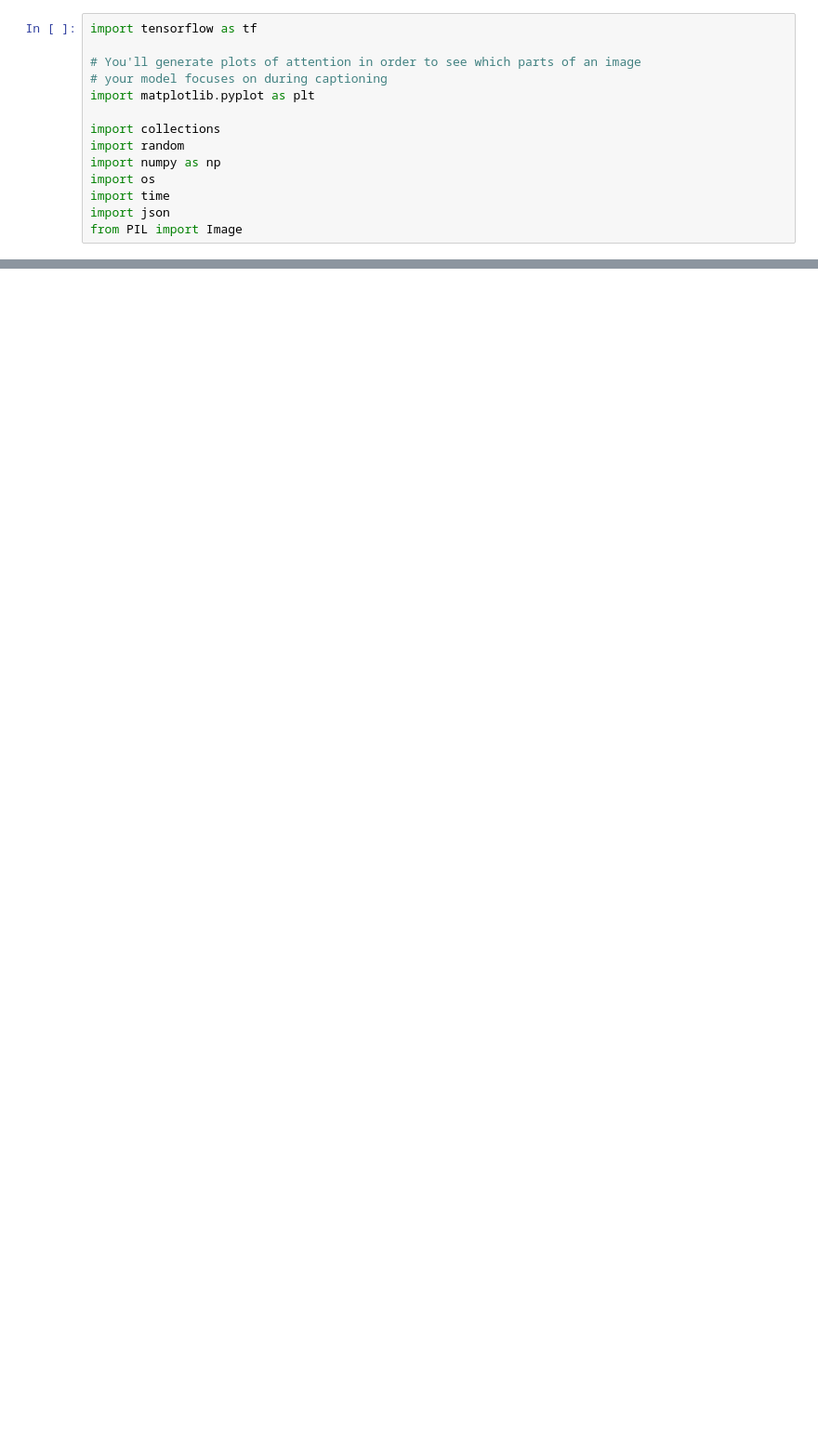
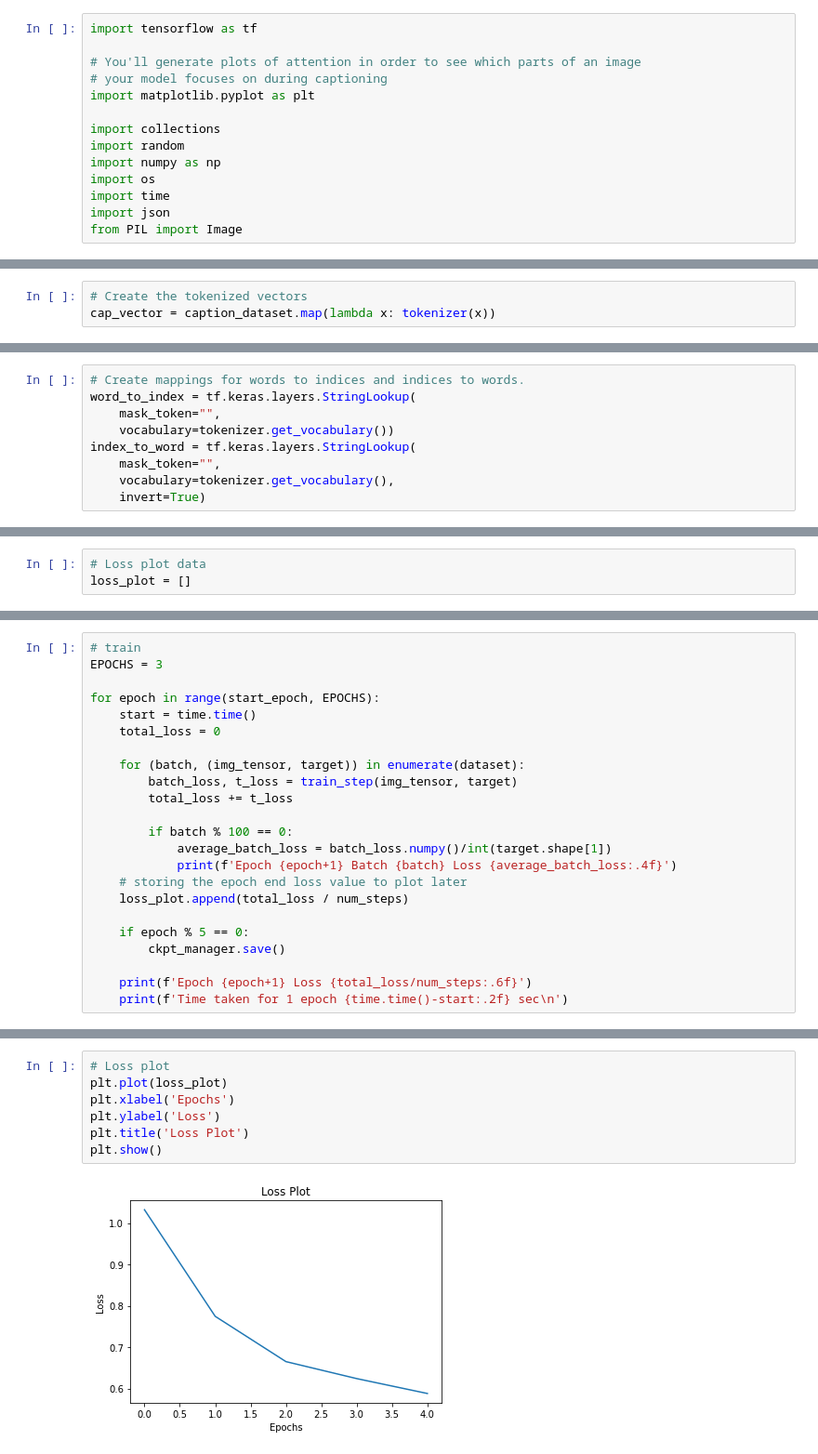
Before and after one commit to urd00m/AI-Projects, a Jupyter notebook: tensorflow_play/text_tf/image_caption.ipynb, the cells around one changed output, grey strips where cells are left out. Shown at 93% size. Saved outputs shown, nothing was run; the diff lists cells and outputs as text; blank space fills up the shorter version.

```diff
--- a/tensorflow_play/text_tf/image_caption.ipynb
+++ b/tensorflow_play/text_tf/image_caption.ipynb
@@ -41,0 +152,3 @@ Downloading data from http://images.cocodataset.org/zips/train2014.zip
+# %%
+# Create the tokenized vectors
+cap_vector = caption_dataset.map(lambda x: tokenizer(x))
@@ -41,0 +164,9 @@ Downloading data from http://images.cocodataset.org/zips/train2014.zip
+# %%
+# Create mappings for words to indices and indices to words.
+word_to_index = tf.keras.layers.StringLookup(
+    mask_token="",
+    vocabulary=tokenizer.get_vocabulary())
+index_to_word = tf.keras.layers.StringLookup(
+    mask_token="",
+    vocabulary=tokenizer.get_vocabulary(),
+    invert=True)
@@ -41,0 +357,3 @@ Downloading data from http://images.cocodataset.org/zips/train2014.zip
+# %%
+# Loss plot data
+loss_plot = []
@@ -41,0 +387,23 @@ Downloading data from http://images.cocodataset.org/zips/train2014.zip
+# %%
+# train
+EPOCHS = 3
+
+for epoch in range(start_epoch, EPOCHS):
+    start = time.time()
+    total_loss = 0
+
+    for (batch, (img_tensor, target)) in enumerate(dataset):
+        batch_loss, t_loss = train_step(img_tensor, target)
+        total_loss += t_loss
+
+        if batch % 100 == 0:
+            average_batch_loss = batch_loss.numpy()/int(target.shape[1])
+            print(f'Epoch {epoch+1} Batch {batch} Loss {average_batch_loss:.4f}')
+    # storing the epoch end loss value to plot later
+    loss_plot.append(total_loss / num_steps)
+
+    if epoch % 5 == 0:
+        ckpt_manager.save()
+
+    print(f'Epoch {epoch+1} Loss {total_loss/num_steps:.6f}')
+    print(f'Time taken for 1 epoch {time.time()-start:.2f} sec\n')
@@ -41,0 +431,9 @@ Downloading data from http://images.cocodataset.org/zips/train2014.zip
+# %%
+# Loss plot
+plt.plot(loss_plot)
+plt.xlabel('Epochs')
+plt.ylabel('Loss')
+plt.title('Loss Plot')
+plt.show()
+# %% [output]
+[figure, added]
```
Also changed, not shown: parts of 18 cells of this notebook, 1 other file.
